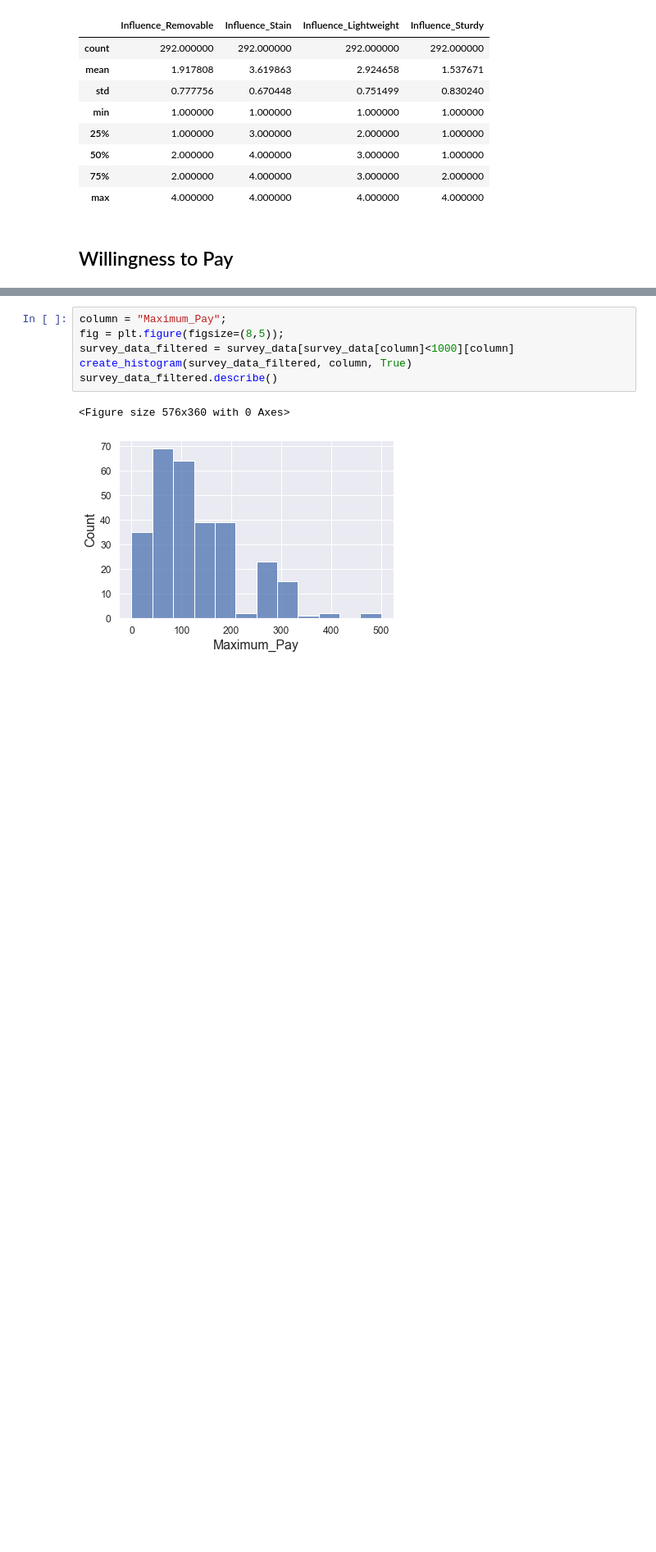
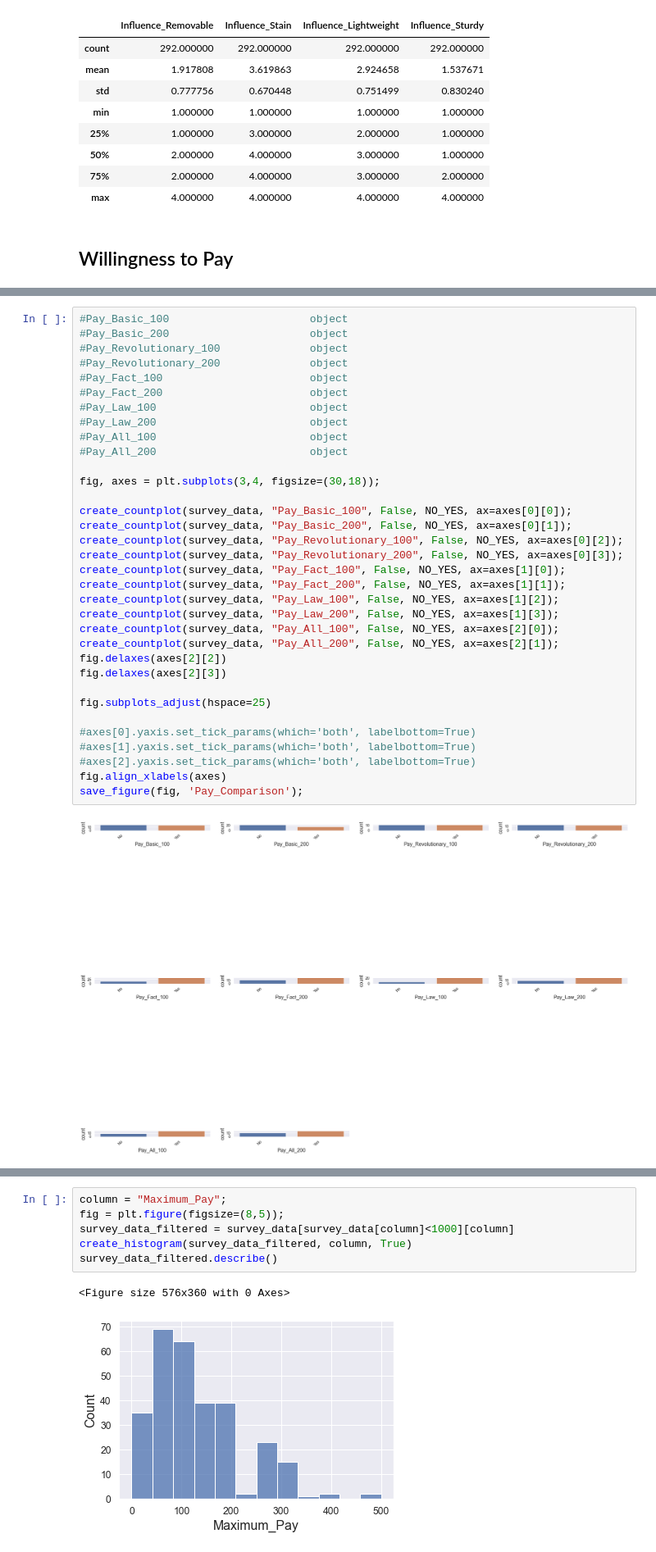
Before and after one commit to markhary/emba912_survey, a Jupyter notebook: ruby.ipynb, the cells around one changed output, grey strips where cells are left out. Shown at 82% size. Drawn from its saved outputs; the diff is of its cells as text; blank space fills up the shorter version.

```diff
--- a/ruby.ipynb
+++ b/ruby.ipynb
@@ -590,4 +634,40 @@ wtp_combined = pd.melt(survey_data[columns])
 [figure]
 [figure]
 [figure]
+# %%
+#Pay_Basic_100                      object
+#Pay_Basic_200                      object
+#Pay_Revolutionary_100              object
+#Pay_Revolutionary_200              object
+#Pay_Fact_100                       object
+#Pay_Fact_200                       object
+#Pay_Law_100                        object
+#Pay_Law_200                        object
+#Pay_All_100                        object
+#Pay_All_200                        object
+
+fig, axes = plt.subplots(3,4, figsize=(30,18));
+
+create_countplot(survey_data, "Pay_Basic_100", False, NO_YES, ax=axes[0][0]);
+create_countplot(survey_data, "Pay_Basic_200", False, NO_YES, ax=axes[0][1]);
+create_countplot(survey_data, "Pay_Revolutionary_100", False, NO_YES, ax=axes[0][2]);
+create_countplot(survey_data, "Pay_Revolutionary_200", False, NO_YES, ax=axes[0][3]);
+create_countplot(survey_data, "Pay_Fact_100", False, NO_YES, ax=axes[1][0]);
+create_countplot(survey_data, "Pay_Fact_200", False, NO_YES, ax=axes[1][1]);
+create_countplot(survey_data, "Pay_Law_100", False, NO_YES, ax=axes[1][2]);
+create_countplot(survey_data, "Pay_Law_200", False, NO_YES, ax=axes[1][3]);
+create_countplot(survey_data, "Pay_All_100", False, NO_YES, ax=axes[2][0]);
+create_countplot(survey_data, "Pay_All_200", False, NO_YES, ax=axes[2][1]);
+fig.delaxes(axes[2][2])
+fig.delaxes(axes[2][3])
+
+fig.subplots_adjust(hspace=25)
+
+#axes[0].yaxis.set_tick_params(which='both', labelbottom=True)
+#axes[1].yaxis.set_tick_params(which='both', labelbottom=True)
+#axes[2].yaxis.set_tick_params(which='both', labelbottom=True)
+fig.align_xlabels(axes)
+save_figure(fig, 'Pay_Comparison');
+# %% [output]
+[figure, added]
 # %%
```
Also changed, not shown: parts of 6 cells of this notebook, 4 other files.
